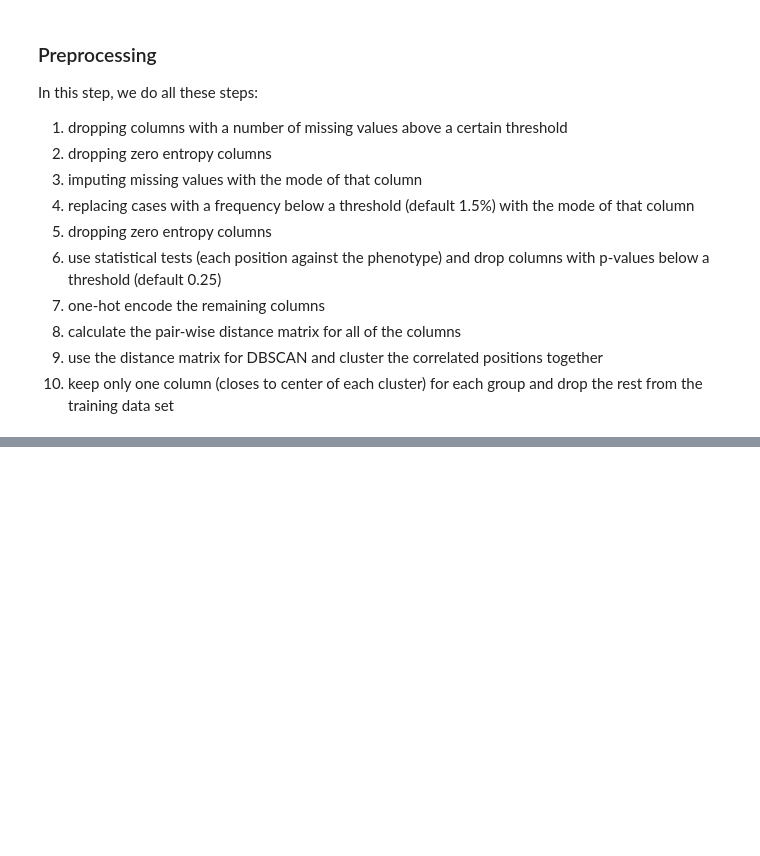
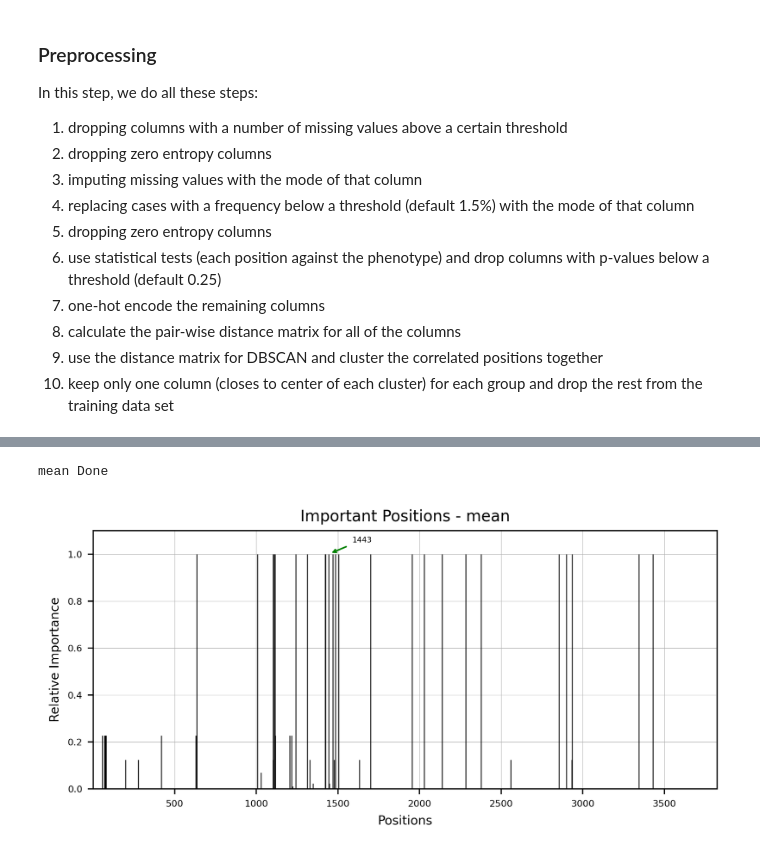
Before and after one commit to omicsEye/deepbreaks, a Jupyter notebook: examples/discrete_phenotype_SARS_Cov2_variants.ipynb, the cells around one changed output, grey strips where cells are left out. Drawn from its saved outputs; the diff is of its cells as text; code cells hidden in the pictures; blank space fills up the shorter version.

```diff
--- a/examples/discrete_phenotype_SARS_Cov2_variants.ipynb
+++ b/examples/discrete_phenotype_SARS_Cov2_variants.ipynb
@@ -164,7 +212,4 @@ The distance matrix looks like this.
 # %%
 %%time
-print('finding colinear groups')
-dc_df = prp.db_grouped(dat = cr,
-                       report_dir=report_dir,
-                       threshold=.3)
+mean_imp = mean_importance(top, report_dir=report_dir)
 # %% [output]
@@ -193,0 +234,5 @@ group2_representativ:[member1, member2,...],...
+# %%
+dp_plot(importance=mean_imp,imp_col='mean', model_name='mean', report_dir=report_dir)
+# %% [output]
+mean Done
+[figure, added]
```
Also changed, not shown: parts of 44 cells of this notebook, 9 other files.
